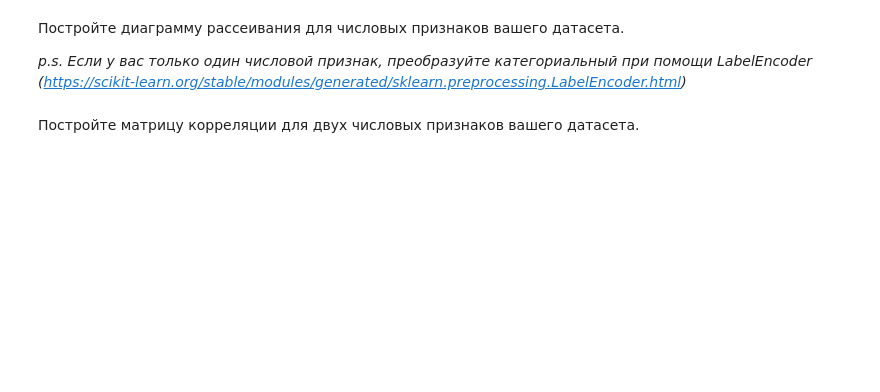
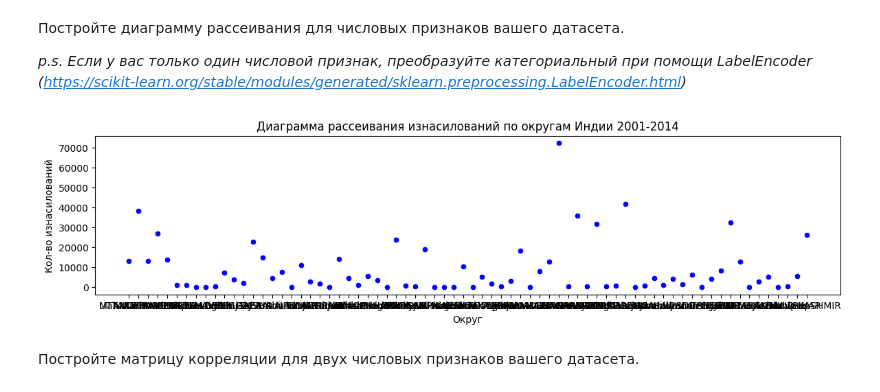
Before and after one commit to YLysov0017/Pproject, a Jupyter notebook: ML_lab2.ipynb, the cells around one changed output. Cells and saved outputs as stored; diff of their text form; code cells hidden in the pictures; blank space fills up the shorter version.

```diff
--- a/ML_lab2.ipynb
+++ b/ML_lab2.ipynb
@@ -111,2 +168,11 @@ Example: видим, что среднее и отклонение различ
+# %%
+plt.figure(figsize=(14, 3))
+sns.scatterplot(x=States, y=Rape_cnt, color='blue')
+plt.title('Диаграмма рассеивания изнасилований по округам Индии 2001-2014')
+plt.xlabel('Округ')
+plt.ylabel('Кол-во изнасилований')
+plt.show()
+# %% [output]
+[figure, added]
 # %% [markdown]
 Постройте матрицу корреляции для двух числовых признаков вашего датасета.
```
Also changed, not shown: parts of 25 cells of this notebook.
